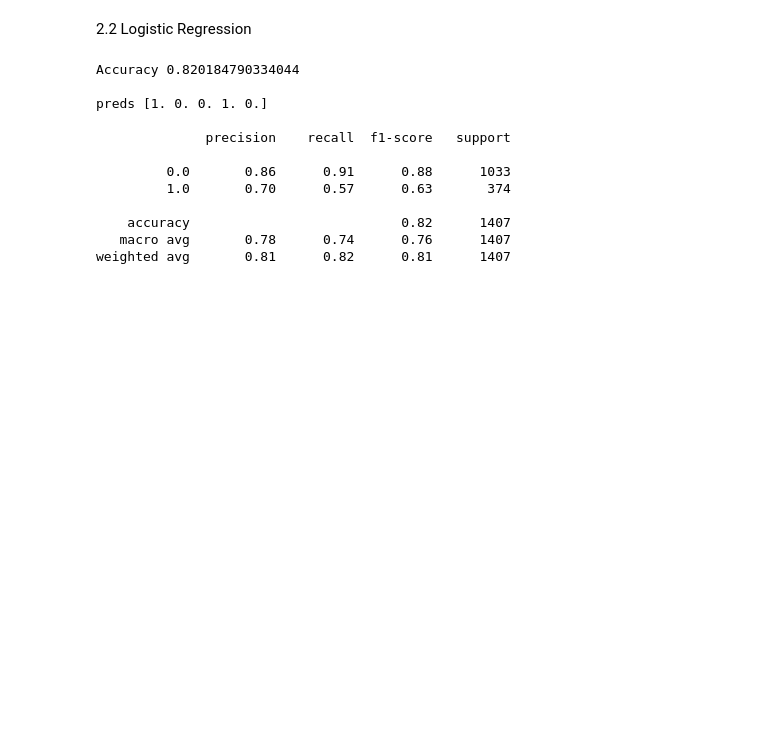
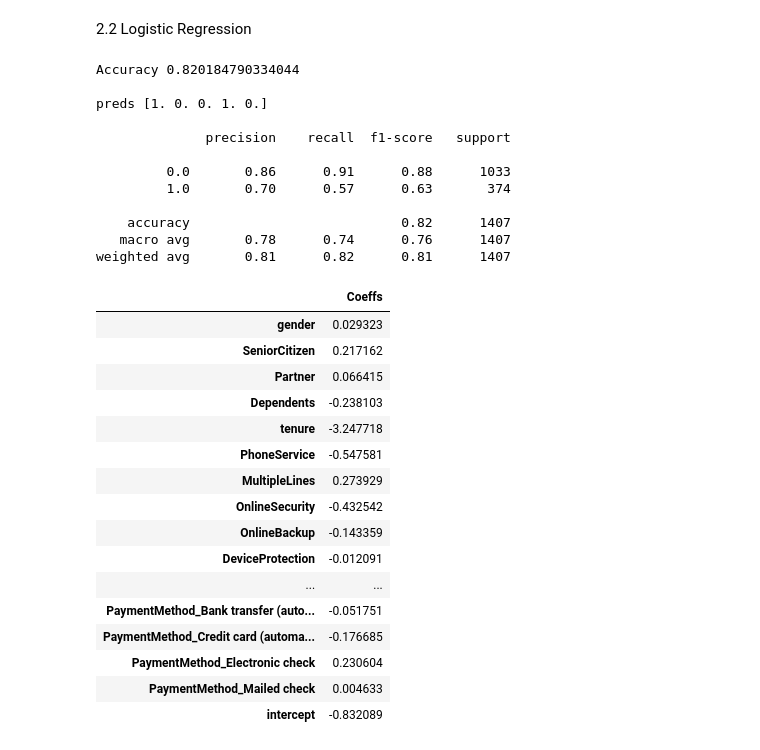
Before and after one commit to xiangivyli/data-science-portfolio, a Jupyter notebook: BT Customer Churn Prediction/BT_Customer_Churn_Prediction.ipynb, the cells around one changed output. Drawn from its saved outputs; the diff is of its cells as text; code cells hidden in the pictures; blank space fills up the shorter version.

```diff
--- a/BT Customer Churn Prediction/BT_Customer_Churn_Prediction.ipynb
+++ b/BT Customer Churn Prediction/BT_Customer_Churn_Prediction.ipynb
@@ -279,17 +285,35 @@ def log_reg(X_train, y_train, X_test, y_test, weights):
 # %%
 # set weights -1
 weights = -1
-log_reg(X_train, y_train, X_test, y_test, weights)
+summary = log_reg(X_train, y_train, X_test, y_test, weights)
+summary
 # %% [output]
 Accuracy 0.820184790334044
 
 preds [1. 0. 0. 1. 0.]
 
               precision    recall  f1-score   support
 
          0.0       0.86      0.91      0.88      1033
          1.0       0.70      0.57      0.63       374
 
     accuracy                           0.82      1407
    macro avg       0.78      0.74      0.76      1407
 weighted avg       0.81      0.82      0.81      1407
+|  | Coeffs |
+| gender | 0.029323 |
+| SeniorCitizen | 0.217162 |
+| Partner | 0.066415 |
+| Dependents | -0.238103 |
+| tenure | -3.247718 |
+| PhoneService | -0.547581 |
+| MultipleLines | 0.273929 |
+| OnlineSecurity | -0.432542 |
+| OnlineBackup | -0.143359 |
+| DeviceProtection | -0.012091 |
+| ... | ... |
+| PaymentMethod_Bank transfer (auto... | -0.051751 |
+| PaymentMethod_Credit card (automa... | -0.176685 |
+| PaymentMethod_Electronic check | 0.230604 |
+| PaymentMethod_Mailed check | 0.004633 |
+| intercept | -0.832089 |
```
Also changed, not shown: parts of 9 cells of this notebook.
